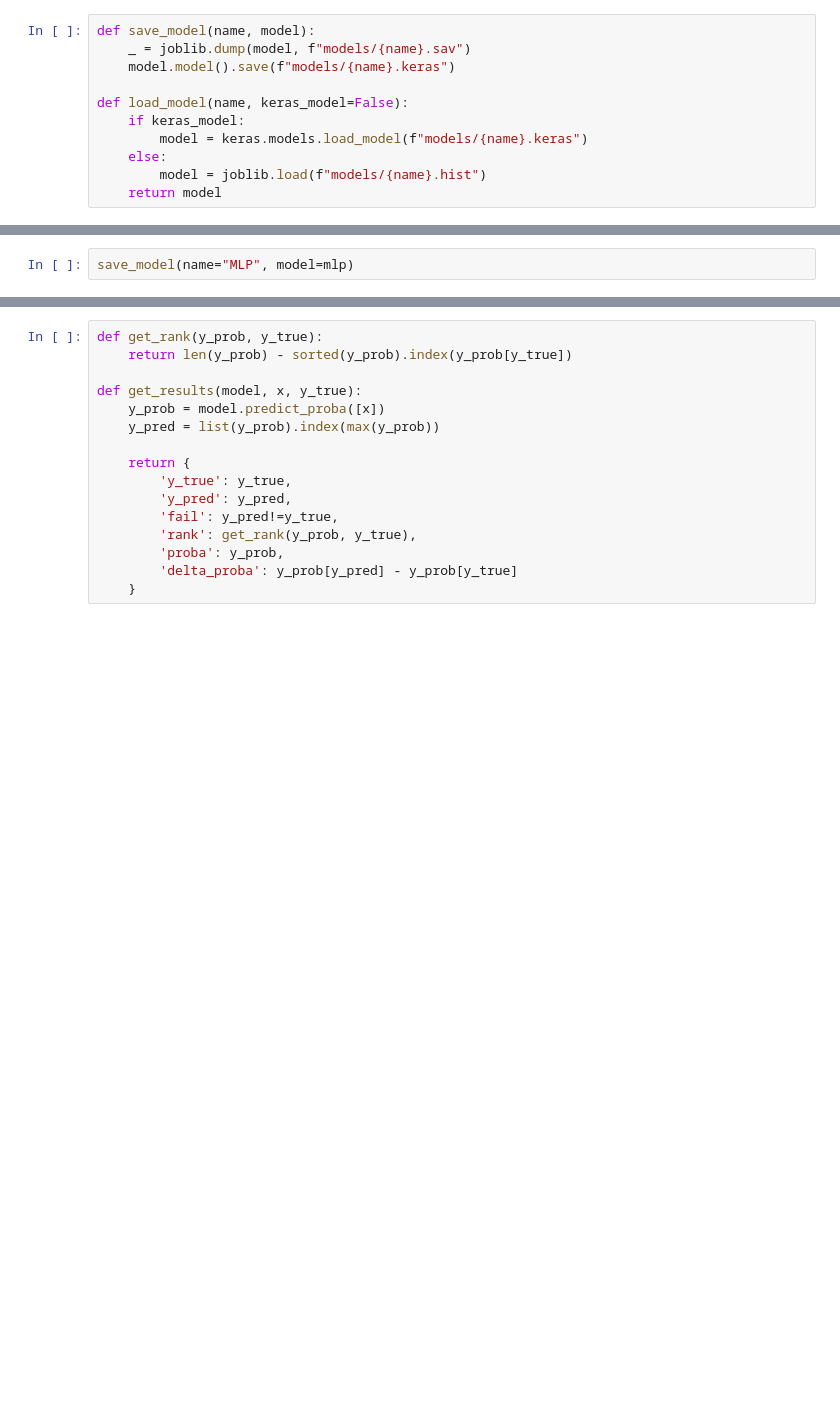
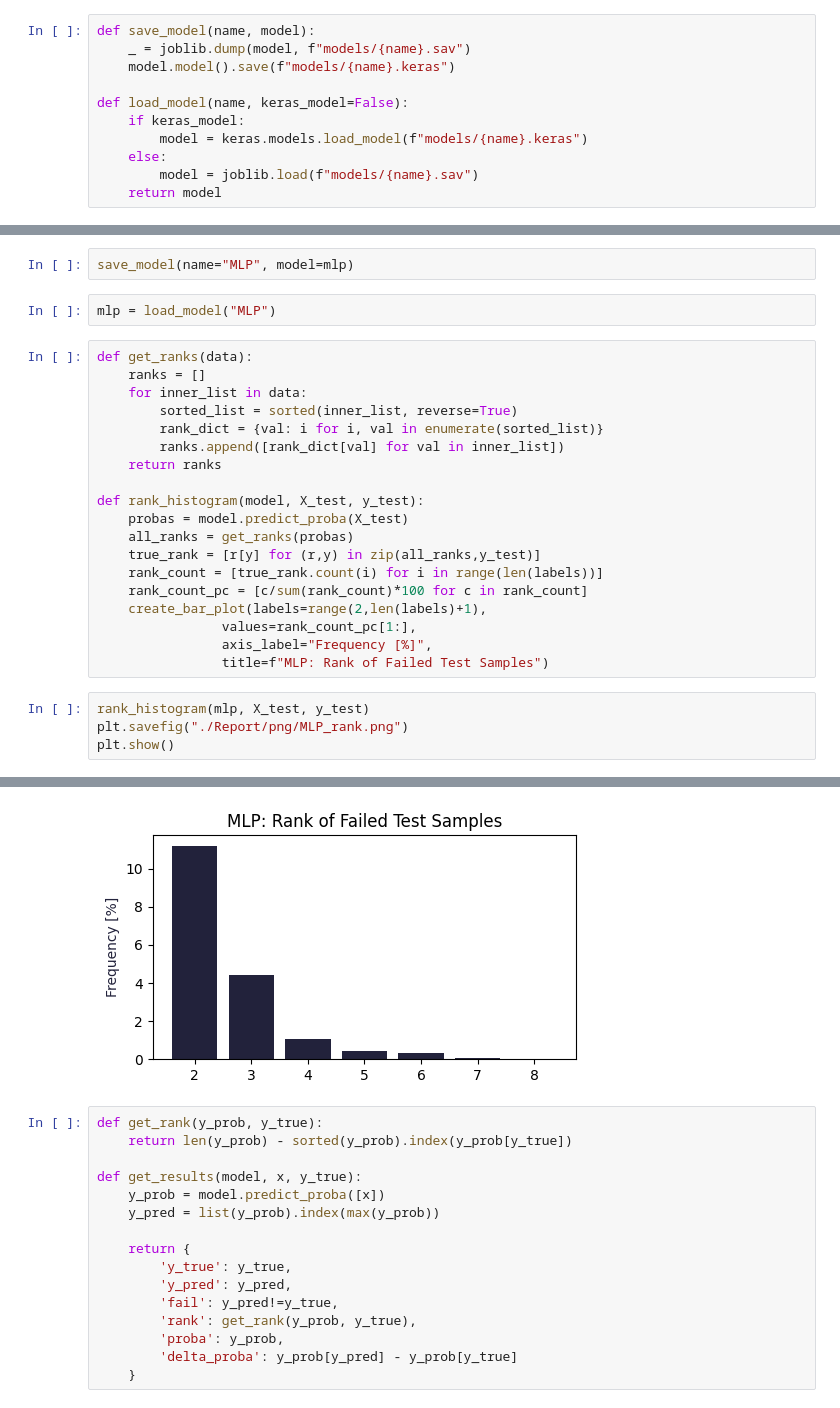
Before and after one commit to TiagoCAAmorim/machine_learning, a Jupyter notebook: Lista03/Lista03_MLP.ipynb, the cells around one changed output, grey strips where cells are left out. Cells and saved outputs as stored; diff of their text form; blank space fills up the shorter version.

```diff
--- a/Lista03/Lista03_MLP.ipynb
+++ b/Lista03/Lista03_MLP.ipynb
@@ -337,7 +337,7 @@ def load_model(name, keras_model=False):
     if keras_model:
         model = keras.models.load_model(f"models/{name}.keras")
     else:
-        model = joblib.load(f"models/{name}.hist")
+        model = joblib.load(f"models/{name}.sav")
     return model
 # %%
 callbacks = [
@@ -646,3 +646,29 @@ Model: "sequential_81"
  Non-trainable params: 0 (0.00 B)
 # %%
 save_model(name="MLP", model=mlp)
+# %%
+mlp = load_model("MLP")
+# %%
+def get_ranks(data):
+    ranks = []
+    for inner_list in data:
+        sorted_list = sorted(inner_list, reverse=True)
+        rank_dict = {val: i for i, val in enumerate(sorted_list)}
+        ranks.append([rank_dict[val] for val in inner_list])
+    return ranks
+
+def rank_histogram(model, X_test, y_test):
+    probas = model.predict_proba(X_test)
+    all_ranks = get_ranks(probas)
+    true_rank = [r[y] for (r,y) in zip(all_ranks,y_test)]
+    rank_count = [true_rank.count(i) for i in range(len(labels))]
+    rank_count_pc = [c/sum(rank_count)*100 for c in rank_count]
+    create_bar_plot(labels=range(2,len(labels)+1),
+                values=rank_count_pc[1:],
+                axis_label="Frequency [%]",
+                title=f"MLP: Rank of Failed Test Samples")
+# %%
+rank_histogram(mlp, X_test, y_test)
+plt.savefig("./Report/png/MLP_rank.png")
+plt.show()
+# %% [output]
@@ -649,3 +676,4 @@ save_model(name="MLP", model=mlp)
+[figure, added]
 # %%
 def get_rank(y_prob, y_true):
     return len(y_prob) - sorted(y_prob).index(y_prob[y_true])
```
Also changed, not shown: parts of 1 cell of this notebook, 6 other files.
